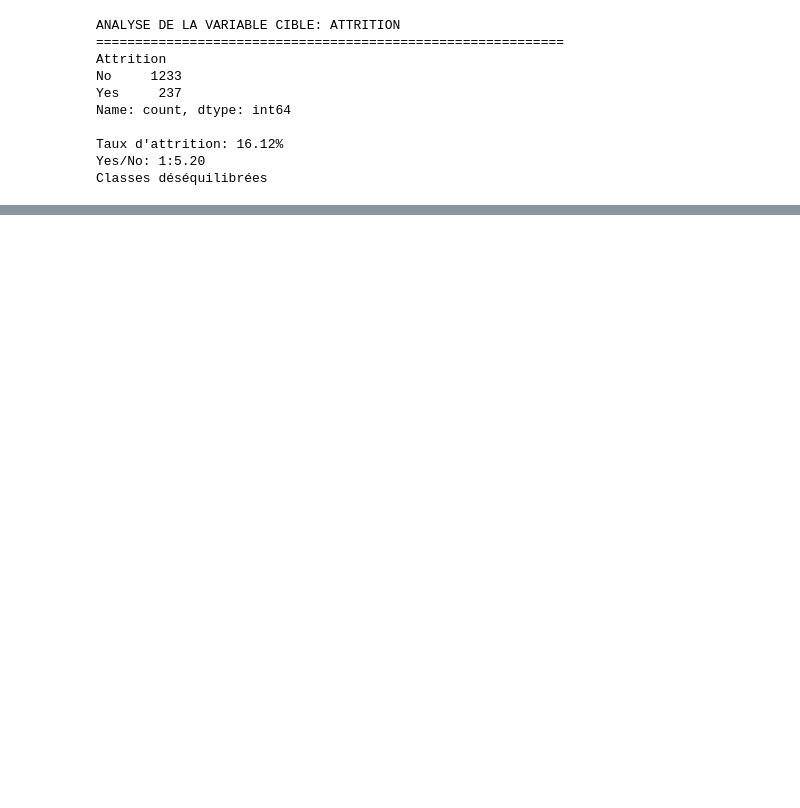
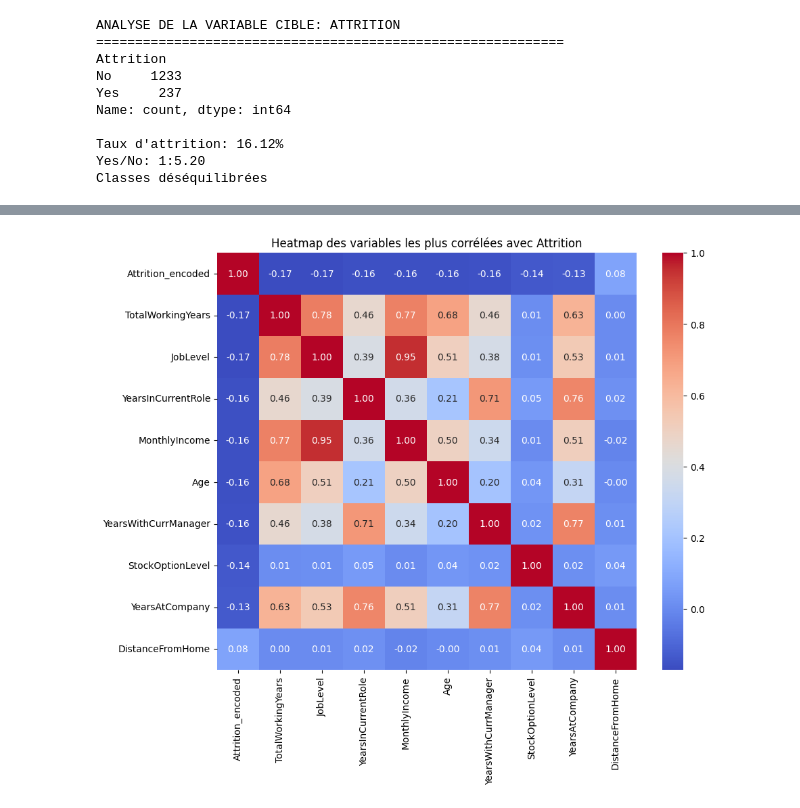
Before and after one commit to manalfarouq/RetentionAI-Backend, a Jupyter notebook: app/services/ml_service.ipynb, the cells around one changed output, grey strips where cells are left out. Drawn from its saved outputs; the diff is of its cells as text; code cells hidden in the pictures; blank space fills up the shorter version.

```diff
--- a/app/services/ml_service.ipynb
+++ b/app/services/ml_service.ipynb
@@ -94,0 +213,19 @@ Classes déséquilibrées
+# %%
+import numpy as np
+
+print("MATRICE DE CORRÉLATION ")
+print("="*60)
+
+
+# Encoder Attrition pour corrélation
+df_num['Attrition_encoded'] = (df_num['Attrition'] == 'Yes').astype(int)
+
+# Sélectionner uniquement les colonnes numériques
+num_cols = df_num.select_dtypes(include=[np.number]).columns
+corr = df_num[num_cols].corr()['Attrition_encoded'].sort_values(ascending=False)
+
+print("\nTOP 10 CORRÉLATIONS POSITIVES avec Attrition:")
+print(corr[:11])
+
+print("\nTOP 10 CORRÉLATIONS NÉGATIVES avec Attrition:")
+print(corr[-10:])
@@ -94,0 +250,23 @@ Classes déséquilibrées
+# %%
+import seaborn as sns
+import matplotlib.pyplot as plt
+
+# corr_series = (
+#     df_num[num_cols]
+#     .corr()['Attrition_encoded']
+#     .sort_values(ascending=False)
+# )
+
+top_features = corr.abs().sort_values(ascending=False).head(10).index
+
+plt.figure(figsize=(10,8))
+sns.heatmap(
+    df_num[top_features].corr(),
+    annot=True,
+    cmap='coolwarm',
+    fmt=".2f"
+)
+plt.title("Heatmap des variables les plus corrélées avec Attrition")
+plt.show()
+# %% [output]
+[figure, added]
```
Also changed, not shown: parts of 33 cells of this notebook, 1 other file.
